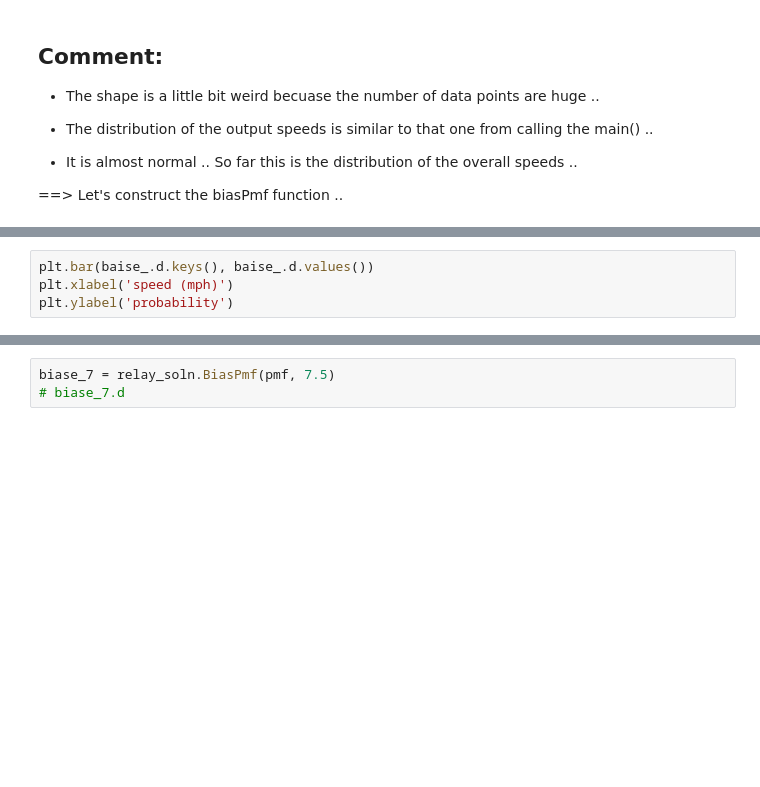
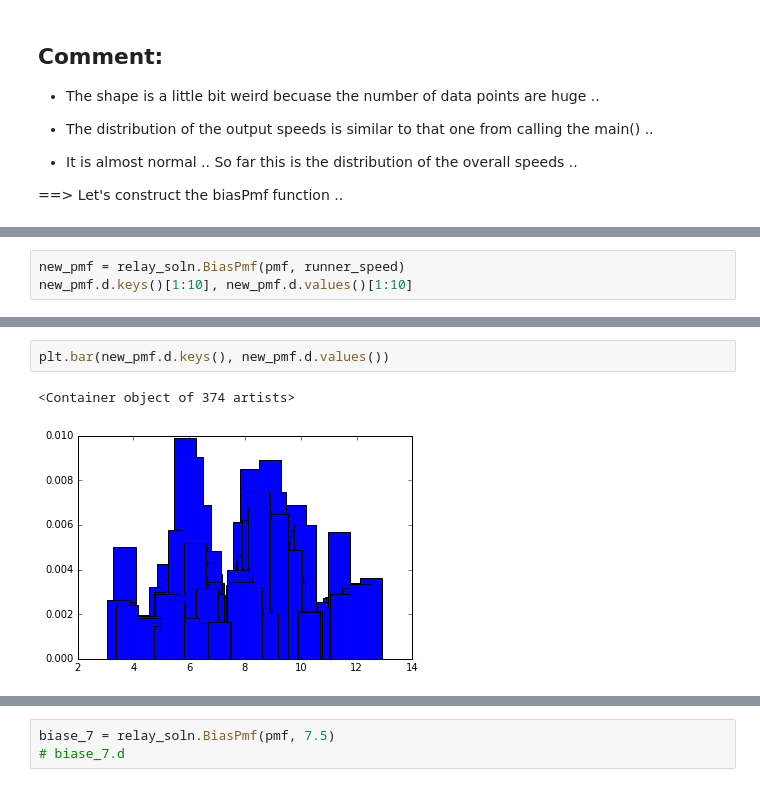
Before and after one commit to EAboelhamd/Statistical_Exploration, a Jupyter notebook: Chapter-3- CDF Practice/Chapter-3, Ex. 3.2, (Speeds reading), python.ipynb, the cells around one changed output, grey strips where cells are left out. Saved outputs shown, nothing was run; the diff lists cells and outputs as text; blank space fills up the shorter version.

```diff
--- a/Chapter-3- CDF Practice/Chapter-3, Ex. 3.2, (Speeds reading), python.ipynb
+++ b/Chapter-3- CDF Practice/Chapter-3, Ex. 3.2, (Speeds reading), python.ipynb
@@ -109,0 +69,3 @@ biase_ = relay_soln.BiasPmf(pmf, runner_speed)
+# %%
+new_pmf = relay_soln.BiasPmf(pmf, runner_speed)
+new_pmf.d.keys()[1:10], new_pmf.d.values()[1:10]
@@ -110,4 +91,5 @@ biase_ = relay_soln.BiasPmf(pmf, runner_speed)
 # %%
-plt.bar(baise_.d.keys(), baise_.d.values())
-plt.xlabel('speed (mph)')
-plt.ylabel('probability')
+plt.bar(new_pmf.d.keys(), new_pmf.d.values())
+# %% [output]
+<Container object of 374 artists>
+[figure, added]
```
Also changed, not shown: parts of 20 cells of this notebook.
